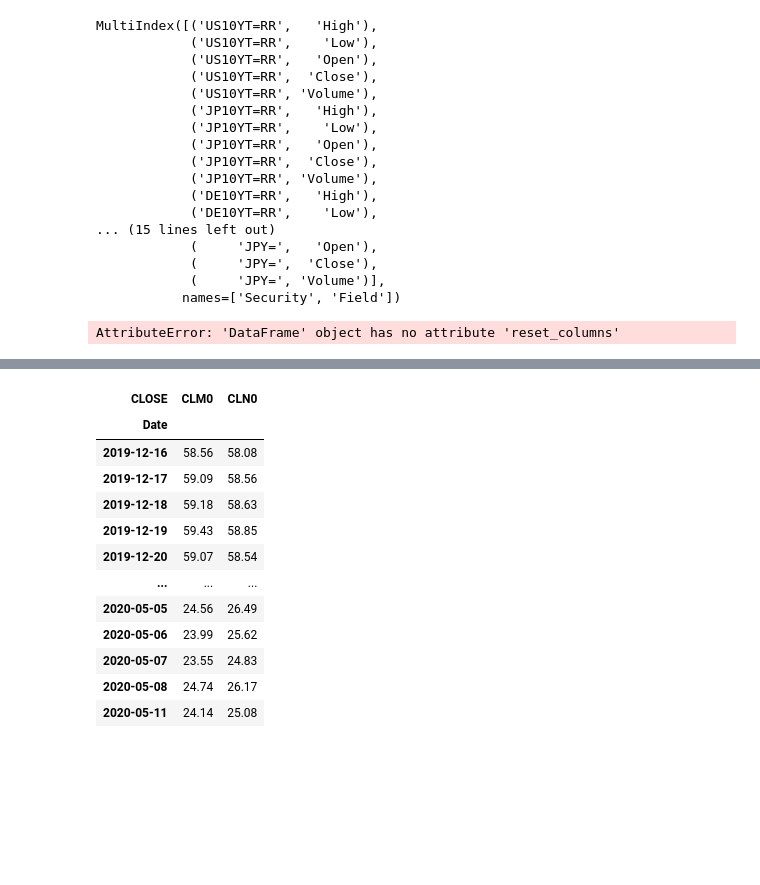
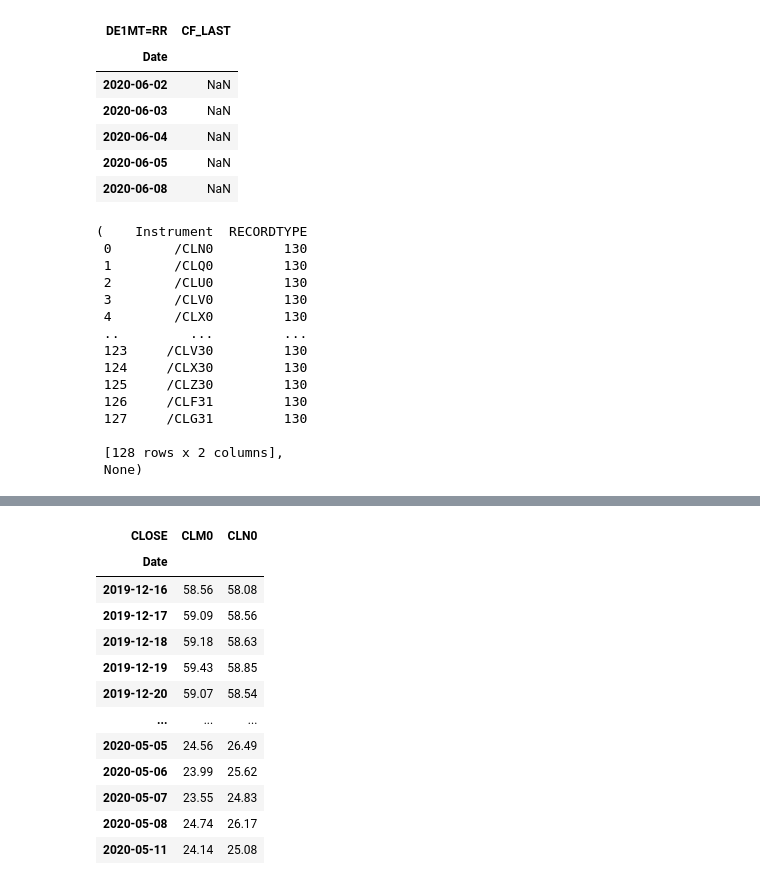
Before and after one commit to NagaoKosuke/HOME, a Jupyter notebook: syutoku.ipynb, the cells around one changed output, grey strips where cells are left out. Drawn from its saved outputs; the diff is of its cells as text; code cells hidden in the pictures; blank space fills up the shorter version.

```diff
--- a/syutoku.ipynb
+++ b/syutoku.ipynb
@@ -67,0 +41,3 @@ list
+# %%
+KijunDate = datetime.date.today()-datetime.timedelta(1)
+KijunDate
@@ -68,5 +111,5 @@ list
 # %%
-data = ek.get_timeseries(rics,  # the RICs
-                         fields=fields,  # the required fields
-                         start_date=sdate.strftime('%Y-%m-%d'),  # start date
-                         end_date=now.date().strftime('%Y-%m-%d'))  # end date
+YC = ek.get_timeseries('DE1MT=RR',  # the RICs
+                         fields='CF_LAST',  # the required fields
+                         start_date= (KijunDate - datetime.timedelta(weeks=8)).strftime('%F'),  # start date
+                         end_date=KijunDate.strftime('%F'))  # end date
@@ -131,32 +116,35 @@ index =pd.MultiIndex.from_product([rics,fields],names=['Security', 'Field'])
-# %%
-index
-# %% [output]
-MultiIndex([('US10YT=RR',   'High'),
-            ('US10YT=RR',    'Low'),
-            ('US10YT=RR',   'Open'),
-            ('US10YT=RR',  'Close'),
-            ('US10YT=RR', 'Volume'),
-            ('JP10YT=RR',   'High'),
-            ('JP10YT=RR',    'Low'),
-            ('JP10YT=RR',   'Open'),
-            ('JP10YT=RR',  'Close'),
-            ('JP10YT=RR', 'Volume'),
-            ('DE10YT=RR',   'High'),
-            ('DE10YT=RR',    'Low'),
-... (15 lines left out)
-            (     'JPY=',   'Open'),
-            (     'JPY=',  'Close'),
-            (     'JPY=', 'Volume')],
-           names=['Security', 'Field'])
-# %%
-data.reset_index()
-# %% [output]
-AttributeError: 'DataFrame' object has no attribute 'reset_columns'
+# %%
+YC.tail()
+# %% [output]
+| DE1MT=RR | CF_LAST |
+| Date |  |
+| 2020-06-02 | NaN |
+| 2020-06-03 | NaN |
+| 2020-06-04 | NaN |
+| 2020-06-05 | NaN |
+| 2020-06-08 | NaN |
 # %%
 F_curv = ek.get_data('0#CL:', fields=['CF_DATE', 'CF_LAST',
                                       'CF_VOLUME','CONTR_MNTH' ,'SETTLEDATE'],)
 # %%
 FFcurve = ek.get_data(['0#CL:'], ['RECORDTYPE'])
+FFcurve
+# %% [output]
+(    Instrument  RECORDTYPE
+ 0        /CLN0         130
+ 1        /CLQ0         130
+ 2        /CLU0         130
+ 3        /CLV0         130
+ 4        /CLX0         130
+ ..         ...         ...
+ 123     /CLV30         130
+ 124     /CLX30         130
+ 125     /CLZ30         130
+ 126     /CLF31         130
+ 127     /CLG31         130
+
+ [128 rows x 2 columns],
+ None)
 # %%
 list(FFcurve[0]['Instrument'].iloc[:24])
 # %%
```
Also changed, not shown: parts of 29 cells of this notebook.
